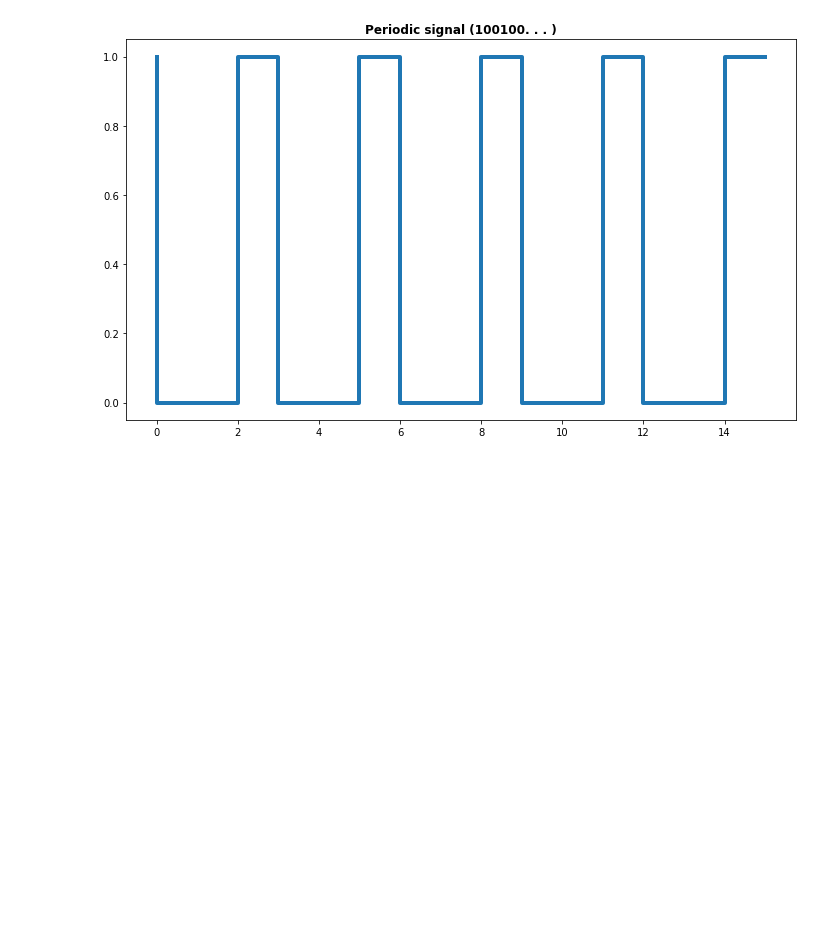
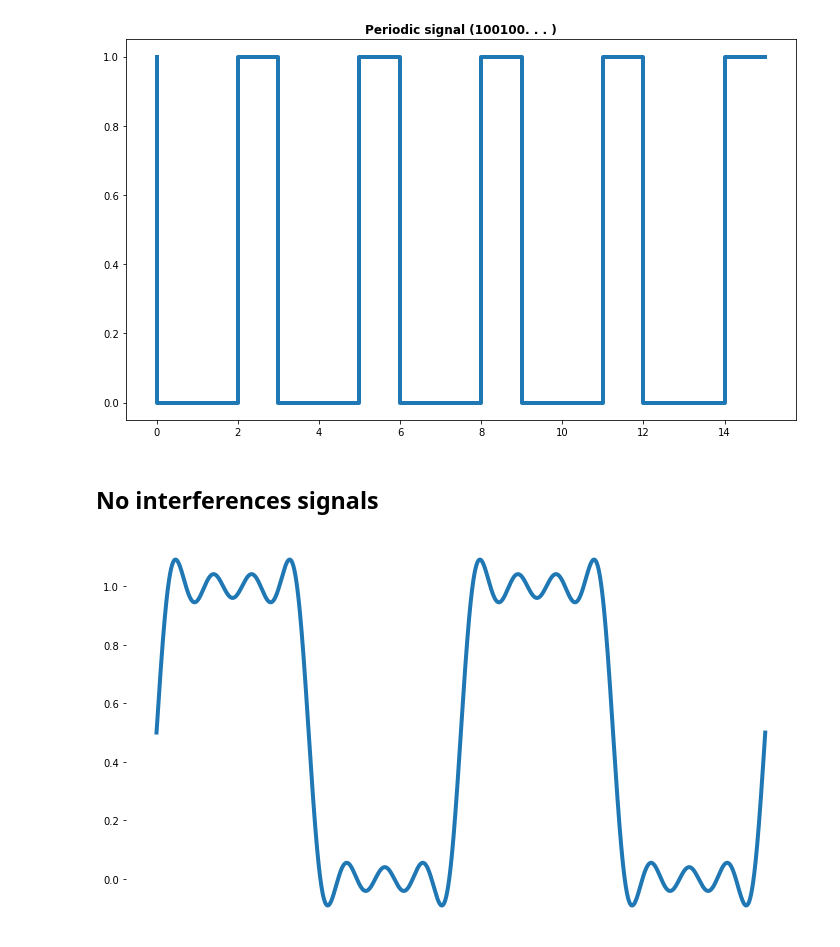
Before and after one commit to raduspaimoc/Communication_Services_And_Security, a Jupyter notebook: Lab 5/Assignment 5.ipynb, the cells around one changed output. Saved outputs shown, nothing was run; the diff lists cells and outputs as text; code cells hidden in the pictures; blank space fills up the shorter version.

Commit message:
[WIP] Modulated signals charts created.

```diff
--- a/Lab 5/Assignment 5.ipynb
+++ b/Lab 5/Assignment 5.ipynb
@@ -14,3 +17,21 @@ import math
+# %%
+def integralCos(t, T, n, d=1):
+  return np.cos(2 * np.pi * n * t/T/d)
+
+def integralSin(t, T, n, d=1):
+  return np.sin(2* np.pi * n * t/T/d)
+
+def integratorCos(t, T, n, period):
+  return (2/T) * quad(integralCos, 0, T/period, args=(T, n))[0]
+
+def integratorSin(t, T, n, period):
+  return (2/T) * quad(integralSin, 0, T/period, args=(T, n))[0]
+
+def fourrier(t, T, n, period):
+  return (integralCos(t, T, n) *
+          integratorCos(t, T, n, period) +
+          integralSin(t, T, n) *
+          integratorSin(t, T, n, period))
 # %% [markdown]
 ## Initial periodic signals
 # %% [markdown]
@@ -41,3 +62,28 @@ plt.savefig('ps2.jpg')
 plt.show()
 # %% [output]
 [figure]
+# %% [markdown]
+## No interferences signals
+# %%
+transmissionRate = 6*10**(6)
+Tb = 1/transmissionRate
+Ts = 2 * Tb
+
+T1 = 1/3 *10**(-6)
+y = 0.5
+
+period = 2
+
+t = np.linspace(0,Ts*2,10000)
+
+for n in range(1,8):
+  y += fourrier(t, T1, n, period)
+
+plt.figure(figsize=(12,7))
+ax1 = plt.axes(frameon=False)
+plt.plot(t, y, linewidth=4)
+ax1.axes.get_xaxis().set_visible(False)
+plt.savefig('s1.jpg')
+plt.show()
+# %% [output]
+[figure, added]
```
Also changed, not shown: parts of 11 cells of this notebook, 4 other files.
